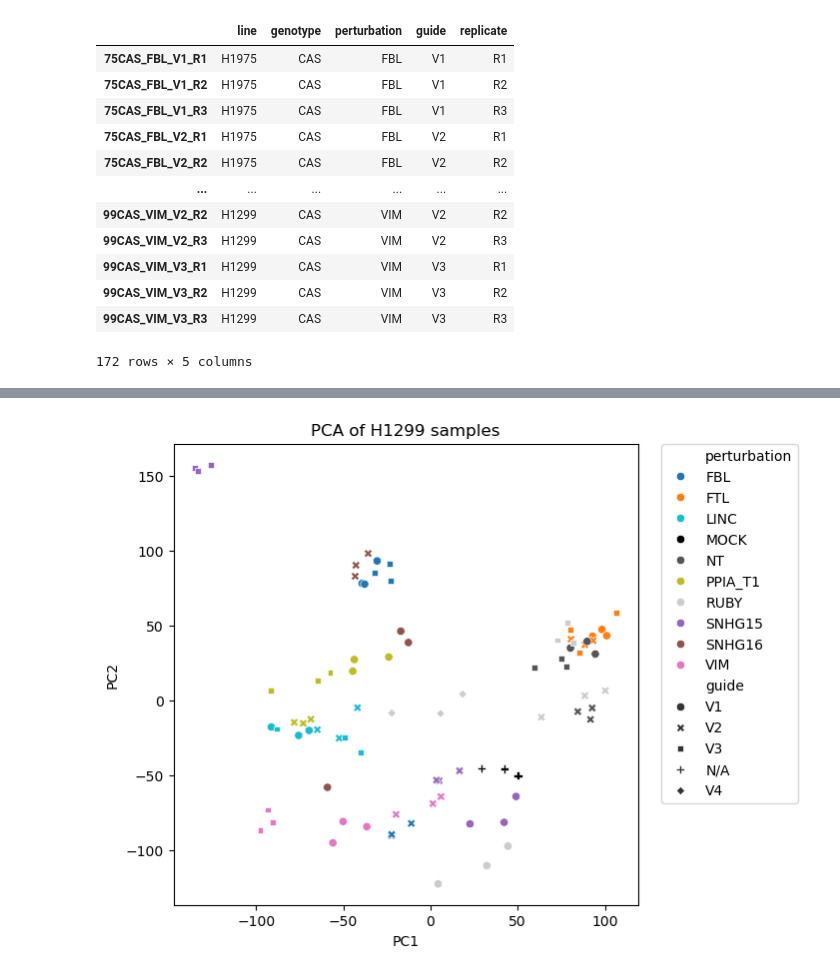
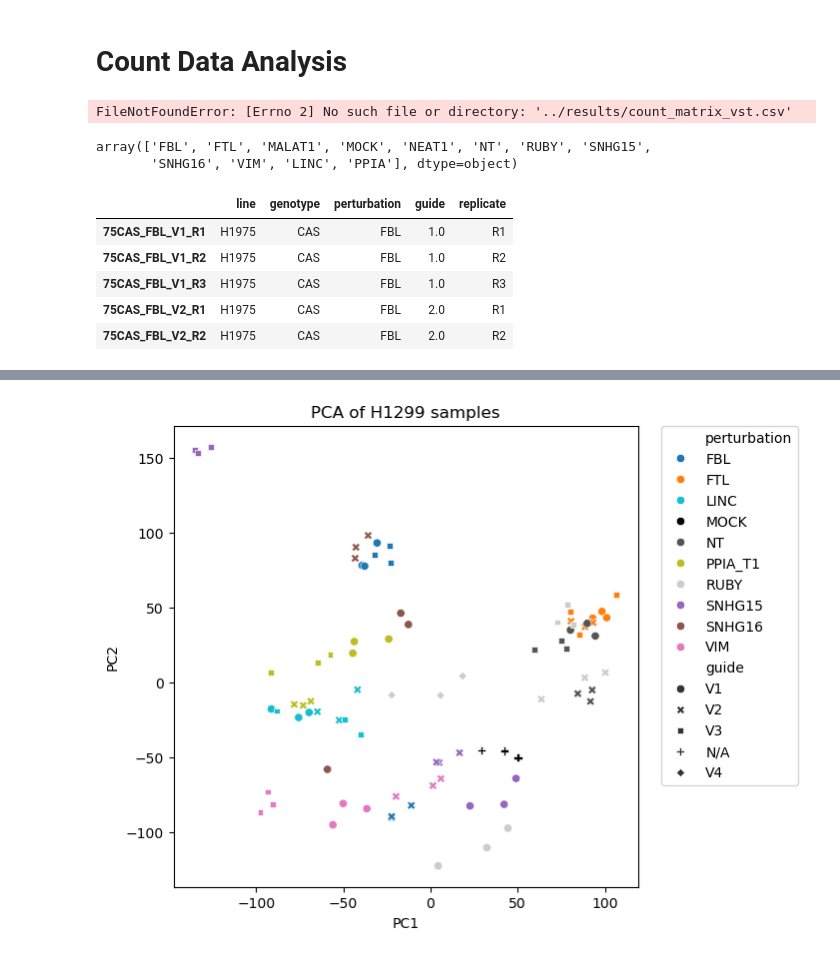
Before and after one commit to stefanpeidli/symphony-10rnaseq, a Jupyter notebook: notebooks/sym10rnaseq.ipynb, the cells around one changed output, grey strips where cells are left out. Drawn from its saved outputs; the diff is of its cells as text; code cells hidden in the pictures.

```diff
--- a/notebooks/sym10rnaseq.ipynb
+++ b/notebooks/sym10rnaseq.ipynb
@@ -79,31 +18,21 @@ replicate = list(df.columns.str.split('_').str[3])  # TODO: verify this!
+# %% [markdown]
+# Count Data Analysis
 # %%
-# coldata = pd.DataFrame({
-#  "line": line,
-#  "genotype": genotype,
-#  "perturbation": perturbation,
-#  "guide": guide,
-#  "replicate": replicate
-# }, index=df.columns)
-# # Cleanup
-# for index, row in coldata[~coldata.index.str.contains('_V')].iterrows():
-#     coldata.loc[index, 'guide'] = row.perturbation[-1] if 'MOCK' not in index else None
-#     coldata.loc[index, 'perturbation'] = row.perturbation[:-1].upper() if 'MOCK' not in index else 'MOCK'
-#     coldata.loc[index, 'replicate'] = row.guide
-# coldata.to_csv(DIR / "prelim_combined_coldata.tsv", sep='\t', header=True)
-coldata = pd.read_csv(DIR / "prelim_combined_coldata.tsv", sep='\t', header=0, index_col=0)
+df_vst = pd.read_csv("../results/count_matrix_vst.csv", header=0, index_col=0)
+coldata = pd.read_csv("../results/coldata.tsv", sep='\t', header=0, index_col=0)
+# %% [output]
+FileNotFoundError: [Errno 2] No such file or directory: '../results/count_matrix_vst.csv'
+# %%
+coldata.perturbation.unique()
+# %% [output]
+array(['FBL', 'FTL', 'MALAT1', 'MOCK', 'NEAT1', 'NT', 'RUBY', 'SNHG15',
+       'SNHG16', 'VIM', 'LINC', 'PPIA'], dtype=object)
 # %%
-coldata
+coldata.head()
 # %% [output]
 |  | line | genotype | perturbation | guide | replicate |
-| 75CAS_FBL_V1_R1 | H1975 | CAS | FBL | V1 | R1 |
-| 75CAS_FBL_V1_R2 | H1975 | CAS | FBL | V1 | R2 |
-| 75CAS_FBL_V1_R3 | H1975 | CAS | FBL | V1 | R3 |
-| 75CAS_FBL_V2_R1 | H1975 | CAS | FBL | V2 | R1 |
-| 75CAS_FBL_V2_R2 | H1975 | CAS | FBL | V2 | R2 |
-| ... | ... | ... | ... | ... | ... |
-| 99CAS_VIM_V2_R2 | H1299 | CAS | VIM | V2 | R2 |
-| 99CAS_VIM_V2_R3 | H1299 | CAS | VIM | V2 | R3 |
-| 99CAS_VIM_V3_R1 | H1299 | CAS | VIM | V3 | R1 |
-| 99CAS_VIM_V3_R2 | H1299 | CAS | VIM | V3 | R2 |
-| 99CAS_VIM_V3_R3 | H1299 | CAS | VIM | V3 | R3 |
+| 75CAS_FBL_V1_R1 | H1975 | CAS | FBL | 1.0 | R1 |
+| 75CAS_FBL_V1_R2 | H1975 | CAS | FBL | 1.0 | R2 |
+| 75CAS_FBL_V1_R3 | H1975 | CAS | FBL | 1.0 | R3 |
+| 75CAS_FBL_V2_R1 | H1975 | CAS | FBL | 2.0 | R1 |
+| 75CAS_FBL_V2_R2 | H1975 | CAS | FBL | 2.0 | R2 |
-172 rows × 5 columns
```
Also changed, not shown: parts of 21 cells of this notebook, 24 other files.
